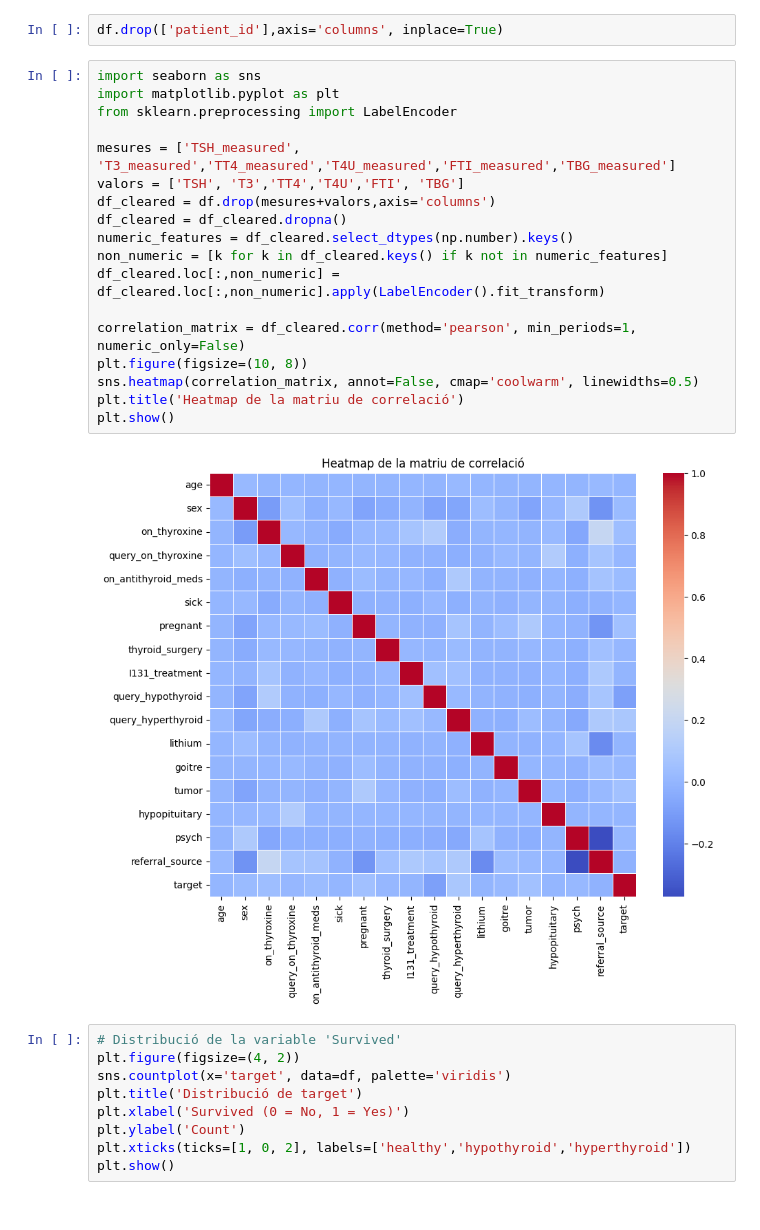
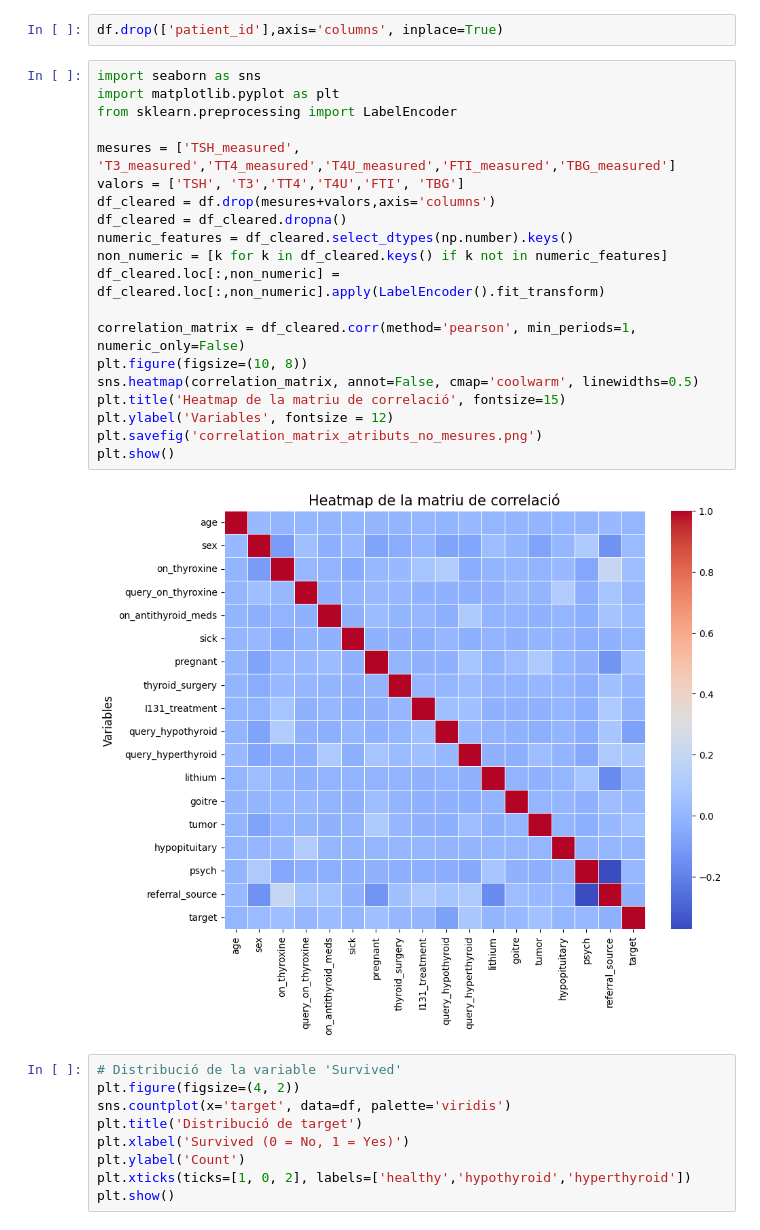
Before and after one commit to NIU1668072/ThyroidDiseaseClassification, a Jupyter notebook: thyroid.ipynb, the cells around one changed output. Saved outputs shown, nothing was run; the diff lists cells and outputs as text.

```diff
--- a/thyroid.ipynb
+++ b/thyroid.ipynb
@@ -76,23 +78,25 @@ df.drop(['patient_id'],axis='columns', inplace=True)
 # %%
 import seaborn as sns
 import matplotlib.pyplot as plt
 from sklearn.preprocessing import LabelEncoder
 
 mesures = ['TSH_measured', 'T3_measured','TT4_measured','T4U_measured','FTI_measured','TBG_measured']
 valors = ['TSH', 'T3','TT4','T4U','FTI', 'TBG']
 df_cleared = df.drop(mesures+valors,axis='columns')
 df_cleared = df_cleared.dropna()
 numeric_features = df_cleared.select_dtypes(np.number).keys()
 non_numeric = [k for k in df_cleared.keys() if k not in numeric_features]
 df_cleared.loc[:,non_numeric] = df_cleared.loc[:,non_numeric].apply(LabelEncoder().fit_transform)
 
 correlation_matrix = df_cleared.corr(method='pearson', min_periods=1, numeric_only=False)
 plt.figure(figsize=(10, 8))
 sns.heatmap(correlation_matrix, annot=False, cmap='coolwarm', linewidths=0.5)
-plt.title('Heatmap de la matriu de correlació')
+plt.title('Heatmap de la matriu de correlació', fontsize=15)
+plt.ylabel('Variables', fontsize = 12)
+plt.savefig('correlation_matrix_atributs_no_mesures.png')
 plt.show()
 # %% [output]
-[figure, old version]
+[figure, new version]
 # %%
 # Distribució de la variable 'Survived'
 plt.figure(figsize=(4, 2))
```
Also changed, not shown: parts of 37 cells of this notebook, 46 other files.
